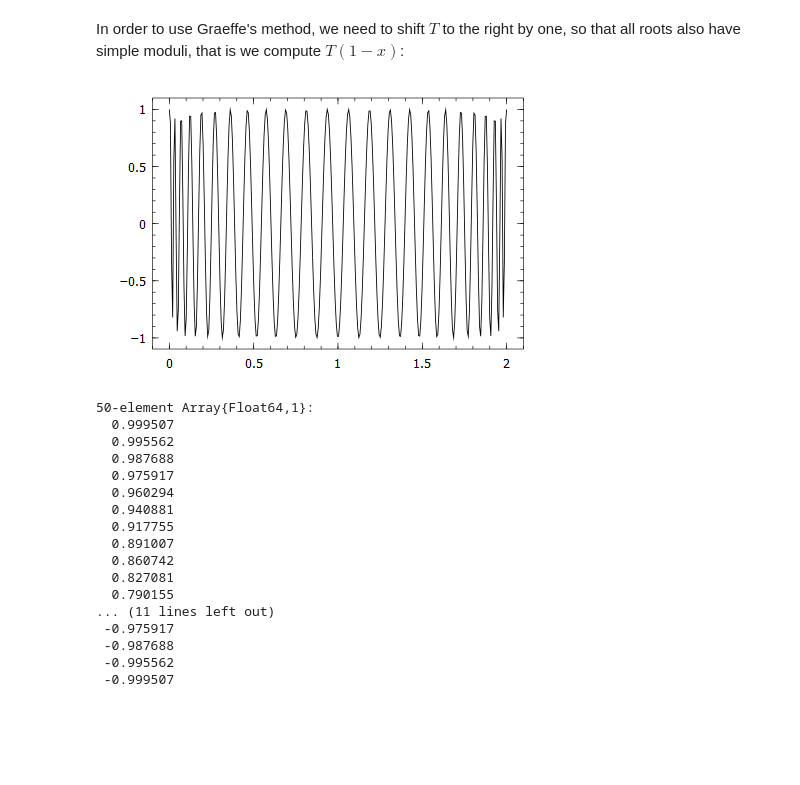
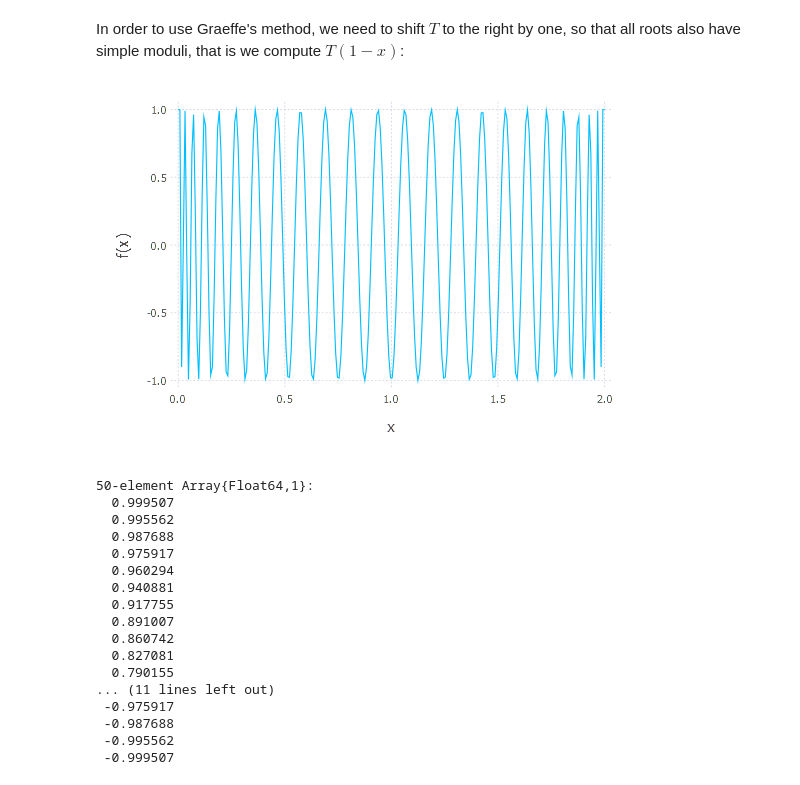
Before and after one commit to ivanslapnicar/GIAN-Applied-NLA-Course, a Jupyter notebook: src/Module A - Short Julia Course/S1 Examples in Julia.ipynb, the cells around one changed output. Cells and saved outputs as stored; diff of their text form; code cells hidden in the pictures; blank space fills up the shorter version.

```diff
--- a/src/Module A - Short Julia Course/S1 Examples in Julia.ipynb
+++ b/src/Module A - Short Julia Course/S1 Examples in Julia.ipynb
@@ -177,11 +191,11 @@ plot(x,T1(x))
 # %% [markdown]
 In order to use Graeffe's method, we need to shift $T$ to the right by one, so that all roots also have simple moduli, that is we compute $T(1-x)$:
 # %%
-Ts=T1(Poly([BigFloat(1),-1]));
+Ts=T(Poly([BigFloat(1),-1]));
-# %%
-xs=linspace(0,2,300)
-plot(xs, Ts(xs))
-# %% [output]
-[figure, removed]
+# %%
+fs(x)=Ts(x)
+plot(fs,0,2)
+# %% [output]
+[figure, added]
 # %%
 # Computed roots, 16 steps are fine
```
Also changed, not shown: parts of 51 cells of this notebook, 8 other files.
